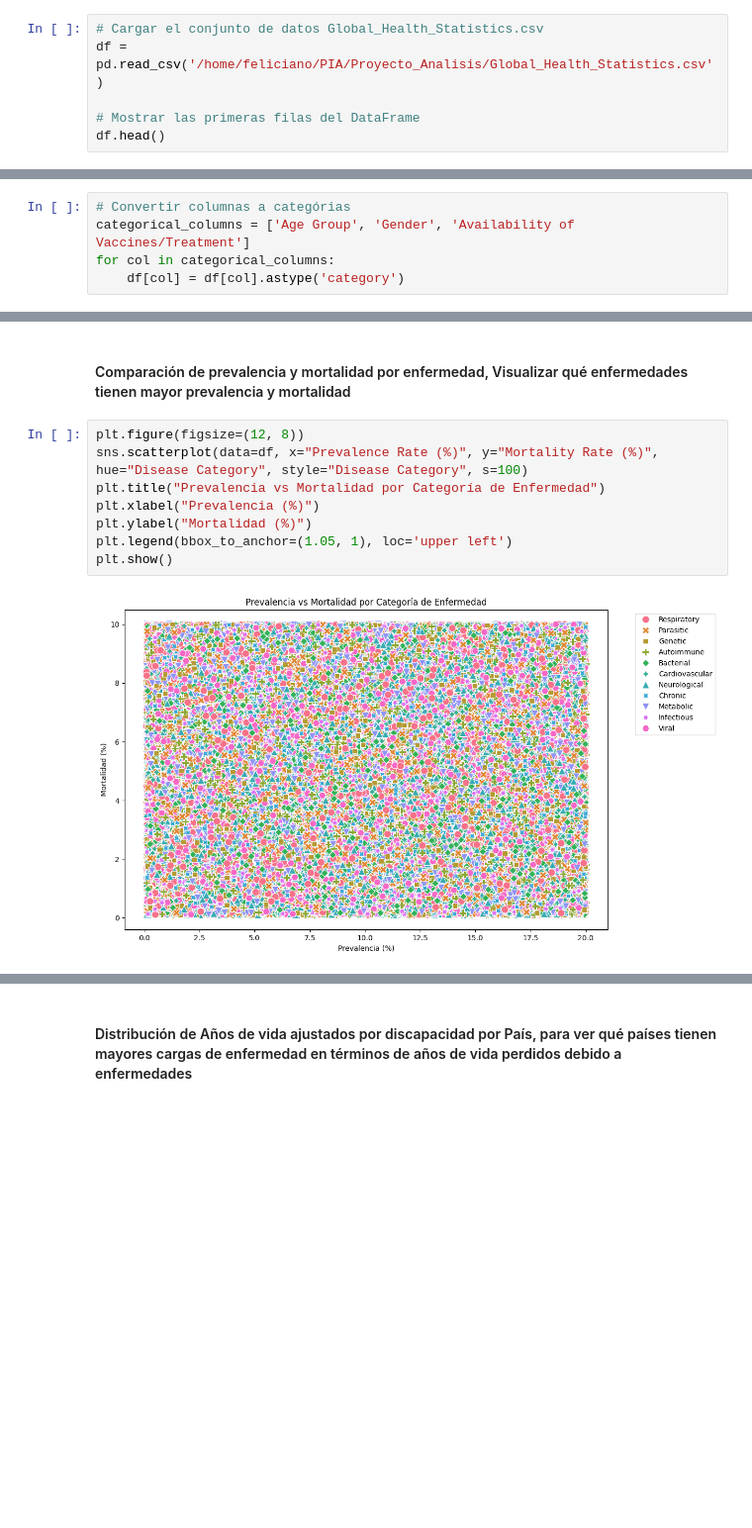
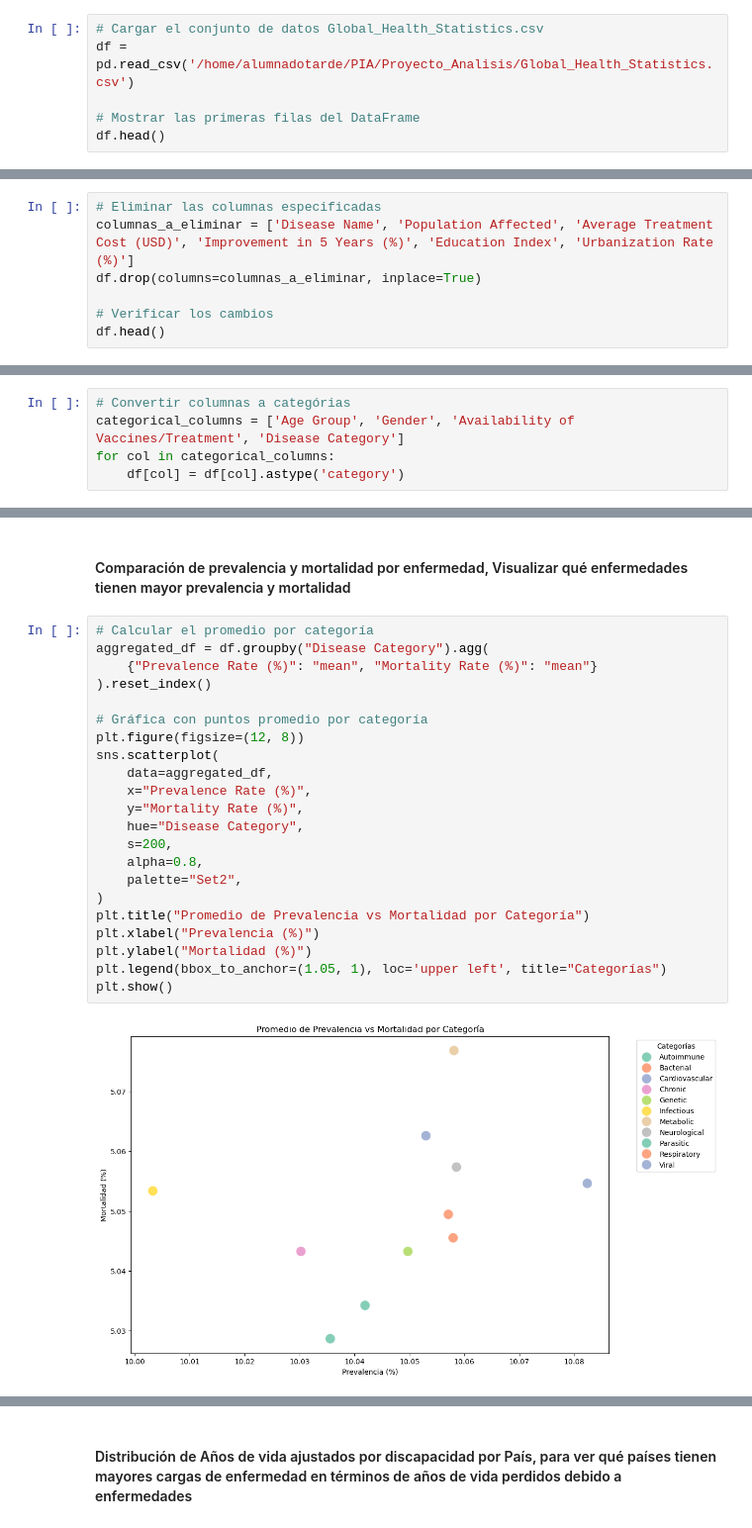
Before and after one commit to FelicianoRN01/PIA, a Jupyter notebook: Proyecto_Analisis/notebook_proyecto.ipynb, the cells around one changed output, grey strips where cells are left out. Shown at 99% size. Cells and saved outputs as stored; diff of their text form; blank space fills up the shorter version.

```diff
--- a/Proyecto_Analisis/notebook_proyecto.ipynb
+++ b/Proyecto_Analisis/notebook_proyecto.ipynb
@@ -14,7 +14,7 @@ warnings.filterwarnings('ignore')
 Cargar el conjunto de datos Global_Health_Statistics.csv en un DataFrame de pandas.
 # %%
 # Cargar el conjunto de datos Global_Health_Statistics.csv
-df = pd.read_csv('/home/feliciano/PIA/Proyecto_Analisis/Global_Health_Statistics.csv')
+df = pd.read_csv('/home/alumnadotarde/PIA/Proyecto_Analisis/Global_Health_Statistics.csv')
 
 # Mostrar las primeras filas del DataFrame
 df.head()
@@ -43,0 +74,7 @@ Este conjunto de datos puede ser utilizado para:
+# %%
+# Eliminar las columnas especificadas
+columnas_a_eliminar = ['Disease Name', 'Population Affected', 'Average Treatment Cost (USD)', 'Improvement in 5 Years (%)', 'Education Index', 'Urbanization Rate (%)']
+df.drop(columns=columnas_a_eliminar, inplace=True)
+
+# Verificar los cambios
+df.head()
@@ -269,6 +262,6 @@ memory usage: 167.8+ MB
 # %%
 # Convertir columnas a categórias
-categorical_columns = ['Age Group', 'Gender', 'Availability of Vaccines/Treatment']
+categorical_columns = ['Age Group', 'Gender', 'Availability of Vaccines/Treatment', 'Disease Category']
 for col in categorical_columns:
     df[col] = df[col].astype('category')
 # %% [markdown]
@@ -517,12 +453,26 @@ plt.show()
 # %% [markdown]
 #### Comparación de prevalencia y mortalidad por enfermedad, Visualizar qué enfermedades tienen mayor prevalencia y mortalidad
 # %%
+# Calcular el promedio por categoría
+aggregated_df = df.groupby("Disease Category").agg(
+    {"Prevalence Rate (%)": "mean", "Mortality Rate (%)": "mean"}
+).reset_index()
+
+# Gráfica con puntos promedio por categoría
 plt.figure(figsize=(12, 8))
-sns.scatterplot(data=df, x="Prevalence Rate (%)", y="Mortality Rate (%)", hue="Disease Category", style="Disease Category", s=100)
-plt.title("Prevalencia vs Mortalidad por Categoría de Enfermedad")
+sns.scatterplot(
+    data=aggregated_df,
+    x="Prevalence Rate (%)",
+    y="Mortality Rate (%)",
+    hue="Disease Category",
+    s=200,
+    alpha=0.8,
+    palette="Set2",
+)
+plt.title("Promedio de Prevalencia vs Mortalidad por Categoría")
 plt.xlabel("Prevalencia (%)")
 plt.ylabel("Mortalidad (%)")
-plt.legend(bbox_to_anchor=(1.05, 1), loc='upper left')
+plt.legend(bbox_to_anchor=(1.05, 1), loc='upper left', title="Categorías")
 plt.show()
 # %% [output]
-[figure, old version]
+[figure, new version]
```
Also changed, not shown: parts of 33 cells of this notebook.
